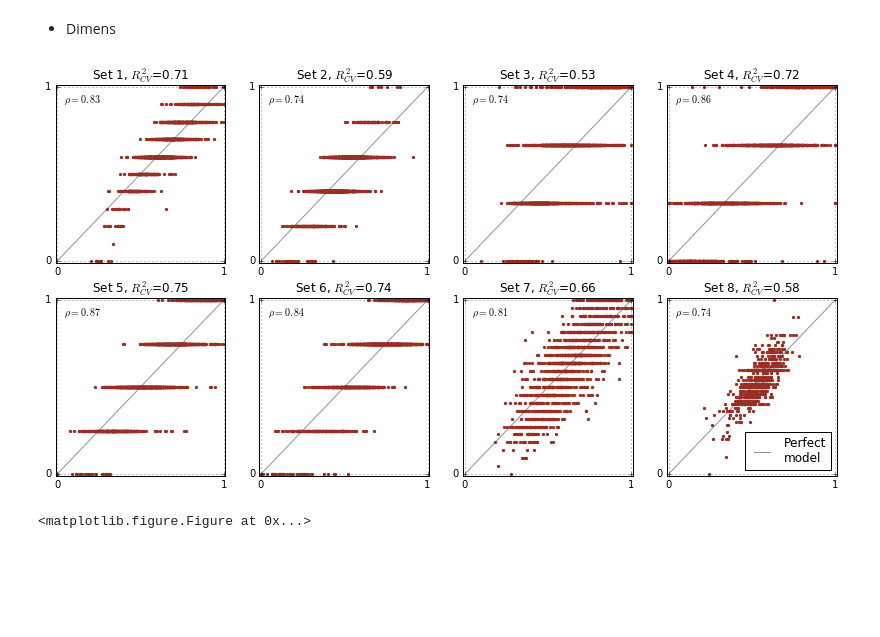
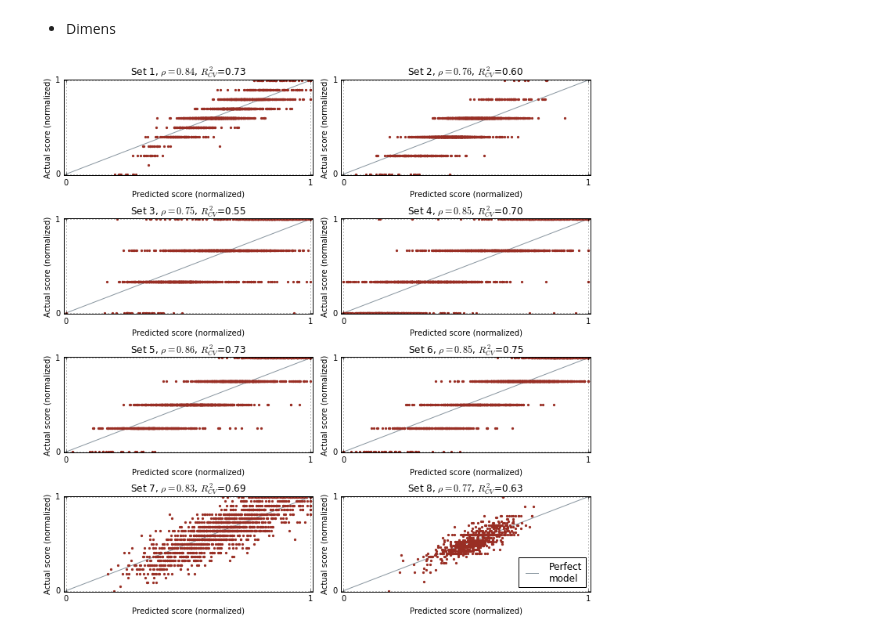
Before and after one commit to mihirchakradeo/Automatic-Essay-Grading-Website, a Jupyter notebook: code/Final Model.ipynb, the cells around one changed output. Cells and saved outputs as stored; diff of their text form; code cells hidden in the pictures; blank space fills up the shorter version.

```diff
--- a/code/Final Model.ipynb
+++ b/code/Final Model.ipynb
@@ -28,7 +26,7 @@ warnings.filterwarnings('ignore')
 small_fig_size = [6.5, 6.5]  # Small figure size, [w h], inches
 # %%
 # Import data
-filename = 'training_set_rel3.tsv'
+filename = '../datasources/training_set_rel3.tsv'
 df = pd.read_csv(filename, encoding='iso-8859-1', delimiter='\t')  ## error with utf-8 encoding
 print 'Data shape: ', df.shape
 
@@ -116,7 +114,7 @@ prompt_vecs = np.array([])
 # Load in and vectorize the prompt data
 for i in range(len(word_mats)):
 
-    prompt_vec_tmp = loadPromptData('essay_prompt_%d.txt'%(i+1),
+    prompt_vec_tmp = loadPromptData('../datasources/essay_prompt_%d.txt'%(i+1),
                                     vectorizers[i])
 
     prompt_vecs = np.append(prompt_vecs, prompt_vec_tmp)
@@ -274,8 +272,7 @@ def fitAndScoreModel(mdl, word_matrix, Y, graph=0, ax=0):
 ### Dimension selection for dimension reduction in LSA
 In order to find the optimal dimension for LSA, we plotted Score vs Dimension (d) for d ranging from 1-800.
 # %%
-small_fig_size=[1, 1]
-def saveFigure(file_name, fig, fig_size=small_fig_size, save_dir='Results'):
+def saveFigure(file_name, fig, fig_size, save_dir='Results'):
     # Save a figure and make it look nice
     #
     #
@@ -318,10 +315,10 @@ def saveFigure(file_name, fig, fig_size=small_fig_size, save_dir='Results'):
 
 
 # Test out the plotting function
-test_x = np.linspace(0, 2 * np.pi, 1.e3)
-test_y = np.sin(test_x)
+# test_x = np.linspace(0, 2 * np.pi, 1.e3)
+# test_y = np.sin(test_x)
 
-fig, ax = plt.subplots(1, 1)
-ax.plot(test_x, test_y)
+# fig, ax = plt.subplots(1, 1)
+# ax.plot(test_x, test_y)
 
-saveFigure('testFile', fig=fig)
+# saveFigure('testFile', fig_size=(1, 1), fig=fig)
@@ -430,6 +424,8 @@ plt.show()
 # %% [markdown]
 ### Lasso
 For optimal dimension chosen above, we will further regularize the input dimension by Lasso. To reduce variance, we will use LassoCV.
+# %%
+opt_d_list = [200, 260, 60, 40, 20, 140, 260, 140]
 # %%
 # Create input matrix depending on optimized PCA dimension found above
 X = []
@@ -511,44 +507,45 @@ X = []
 for i in range(8):
     X.append(getFeatures(word_mats[i], prompt_vecs[i], opt_d_list[i], metas[i])[0])
 
-fig = plt.figure(figsize=(14, 7))
+fig = plt.figure(figsize=(10, 10))
 ### Lasso
 for i in range(8):
     alphas = [1e-8, 1e-7, 1e-6, 1e-5, 1e-4, 1e-3, 1e-2, 1e-1, 1.0, 10, 1e2, 1e3]
     lasso_cv = linear_model.LassoCV(alphas=alphas, cv=5)
     y = Y[i]['domain1_score'].values
     lasso_cv.fit(X[i], y)
     y_pred = lasso_cv.predict(X[i])
     # Prediction is between 0.0 - 1.0
     y_pred[y_pred > 1.0] = 1.0
     y_pred[y_pred < 0.0] = 0.0
 
     # Calculate score (R2)
     SST = sum(np.power(y - np.mean(y), 2))
     SSR = sum(np.power((y - y_pred), 2))
     r2 = 1 - SSR/SST
     r2 = lasso_cv.score(X[i], y)
 
     rho, p = spearmanr(y_pred, y)
 
     # Plotting
-    ax = fig.add_subplot(2, 4, i+1)
+    ax = fig.add_subplot(4, 2, i+1)
     ax.scatter(y_pred, Y[i]['domain1_score'], color='#992E24', label='Prediction', zorder=1, marker='.')
     handle = ax.plot([0, 1],[0, 1], color='#8996A0', label='Perfect\nmodel', zorder=0)
-    title = 'Set %d, $R^2_{CV}$=%3.2f'%((i+1), r2)
+    title = 'Set %d, $\\rho=%3.2f$, $R^2_{CV}$=%3.2f'%((i+1), rho, r2)
     ax.set_title(title)
     ax.set_ylim([-0.01, 1.01])
     ax.set_xlim([-0.01, 1.01])
     ax.set_xticks([0, 1])
     ax.set_yticks([0, 1])
     ax.grid()
-    text = '$\\rho=%.2f$'%rho
-    ax.text(0.05, 0.9, text, transform=ax.transAxes)
+    ax.set_xlabel('Predicted score (normalized)')
+    ax.set_ylabel('Actual score (normalized)')
+    #text = '$\\rho=%.2f$'%rho
+    #ax.text(0.05, 0.9, text, transform=ax.transAxes)
     if i==7:
         ax.legend(handles=handle, loc='lower right')
-
+plt.tight_layout()
 plt.show()
-saveFigure('final', fig_size=[9.5, 5.0], fig=fig)
+#saveFigure('final', fig_size=[9.5, 5.0], fig=fig)
 # %% [output]
-[figure, old version]
+[figure, new version]
-<matplotlib.figure.Figure at 0x...>
```
Also changed, not shown: parts of 3 cells of this notebook, 6 other files.
